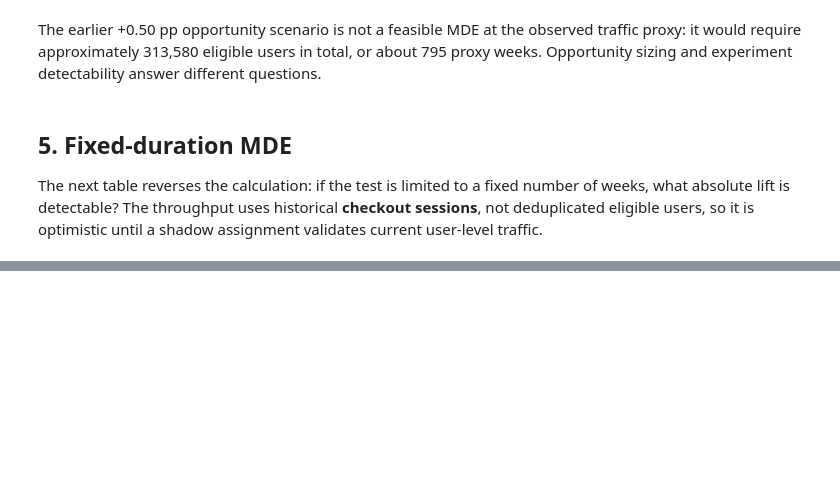
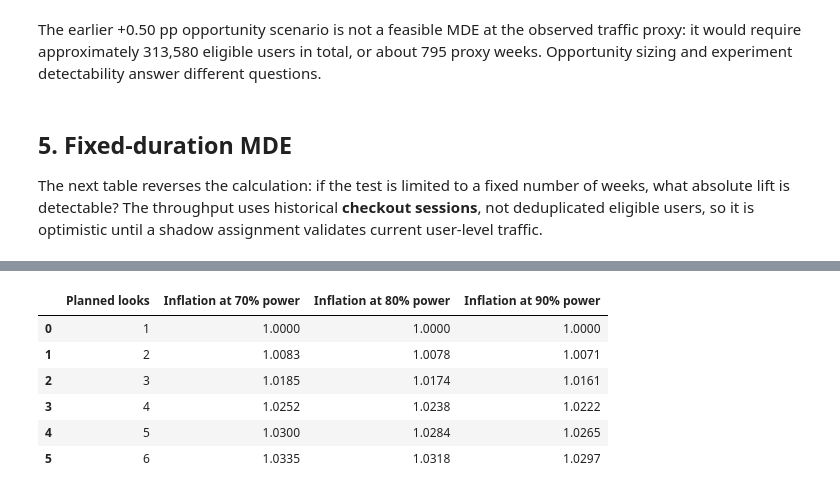
Before and after one commit to Tianchen-tech/product-growth-analytics, a Jupyter notebook: notebooks/02_ab_test_design_and_simulation.ipynb, the cells around one changed output, grey strips where cells are left out. Drawn from its saved outputs; the diff is of its cells as text; code cells hidden in the pictures; blank space fills up the shorter version.

```diff
--- a/notebooks/02_ab_test_design_and_simulation.ipynb
+++ b/notebooks/02_ab_test_design_and_simulation.ipynb
@@ -579,0 +884,100 @@ display(
+# %%
+PLANNED_LOOKS = 4
+
+
+def look_correlation(looks):
+    fractions = np.arange(1, looks + 1) / looks
+    correlation = np.minimum.outer(fractions, fractions) / np.sqrt(
+        np.outer(fractions, fractions)
+    )
+    return fractions, correlation
+
+
+def crossing_rate(bounds, repetitions=100_000, chunk=20_000):
+    # Share of no-effect z-statistic paths, read at equally spaced
+    # looks, that cross a two-sided boundary at least once.
+    bounds = np.asarray(bounds, dtype=float)
+    looks = len(bounds)
+    rng = np.random.default_rng(DECISION_SEED)
+    scale = np.sqrt(np.arange(1, looks + 1))
+    crossed = 0
+    for start in range(0, repetitions, chunk):
+        size = min(chunk, repetitions - start)
+        paths = rng.standard_normal((size, looks)).cumsum(axis=1) / scale
+        crossed += int((np.abs(paths) >= bounds).any(axis=1).sum())
+    return crossed / repetitions
+
+
+def unadjusted_false_positive_rate(looks):
+    return crossing_rate(np.full(looks, Z_95))
+
+
+def obf_boundaries(looks, alpha=ALPHA):
+    if looks == 1:
+        return np.array([NormalDist().inv_cdf(1 - alpha / 2)])
+    fractions, correlation = look_correlation(looks)
+    distribution = multivariate_normal(
+        mean=np.zeros(looks), cov=correlation, seed=DECISION_SEED
+    )
+
+    def excess(constant):
+        bounds = constant / np.sqrt(fractions)
+        return 1 - distribution.cdf(bounds, lower_limit=-bounds) - alpha
+
+    return brentq(excess, 1.5, 4.0, xtol=1e-7) / np.sqrt(fractions)
+
+
+def inflation_factor(looks, power, alpha=ALPHA):
+    # Maximum-sample multiplier that keeps power for the primary
+    # metric under O'Brien-Fleming boundaries.
+    if looks == 1:
+        return 1.0
+    fractions, correlation = look_correlation(looks)
+    bounds = obf_boundaries(looks, alpha)
+
+    def shortfall(drift):
+        distribution = multivariate_normal(
+            mean=drift * np.sqrt(fractions),
+            cov=correlation,
+            seed=DECISION_SEED,
+        )
+        return 1 - distribution.cdf(bounds) - power
+
+    drift = brentq(shortfall, 0.5, 8.0, xtol=1e-7)
+    z_sum = NormalDist().inv_cdf(1 - alpha / 2) + NormalDist().inv_cdf(
+        power
+    )
+    return (drift / z_sum) ** 2
+
+
+plan_bounds = obf_boundaries(PLANNED_LOOKS)
+assert np.allclose(plan_bounds, [4.049, 2.863, 2.337, 2.024], atol=0.002)
+obf_false_positive_rate = crossing_rate(plan_bounds)
+
+PLANNER_LOOKS = [1, 2, 3, 4, 5, 6]
+PLANNER_POWERS = [0.70, 0.80, 0.90]
+inflation_table = {
+    looks: {power: inflation_factor(looks, power) for power in PLANNER_POWERS}
+    for looks in PLANNER_LOOKS
+}
+display(
+    pd.DataFrame(
+        [
+            {
+                "Planned looks": looks,
+                "Inflation at 70% power": f"{factors[0.70]:.4f}",
+                "Inflation at 80% power": f"{factors[0.80]:.4f}",
+                "Inflation at 90% power": f"{factors[0.90]:.4f}",
+            }
+            for looks, factors in inflation_table.items()
+        ]
+    )
+)
+# %% [output]
+|  | Planned looks | Inflation at 70% power | Inflation at 80% power | Inflation at 90% power |
+| 0 | 1 | 1.0000 | 1.0000 | 1.0000 |
+| 1 | 2 | 1.0083 | 1.0078 | 1.0071 |
+| 2 | 3 | 1.0185 | 1.0174 | 1.0161 |
+| 3 | 4 | 1.0252 | 1.0238 | 1.0222 |
+| 4 | 5 | 1.0300 | 1.0284 | 1.0265 |
+| 5 | 6 | 1.0335 | 1.0318 | 1.0297 |
```
Also changed, not shown: parts of 38 cells of this notebook, 8 other files.
